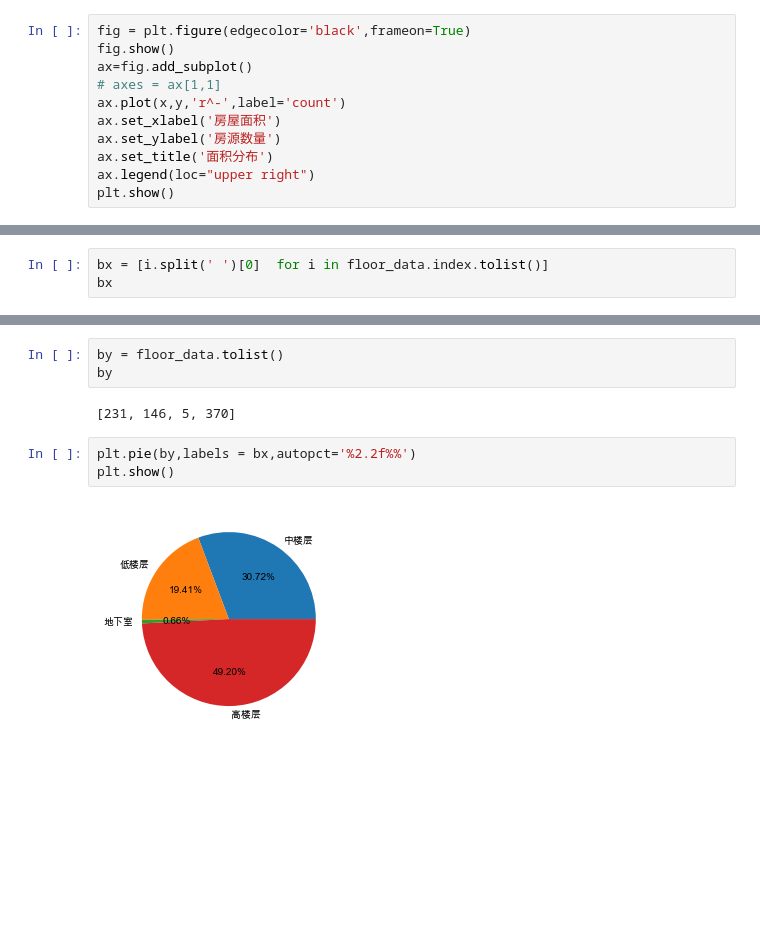
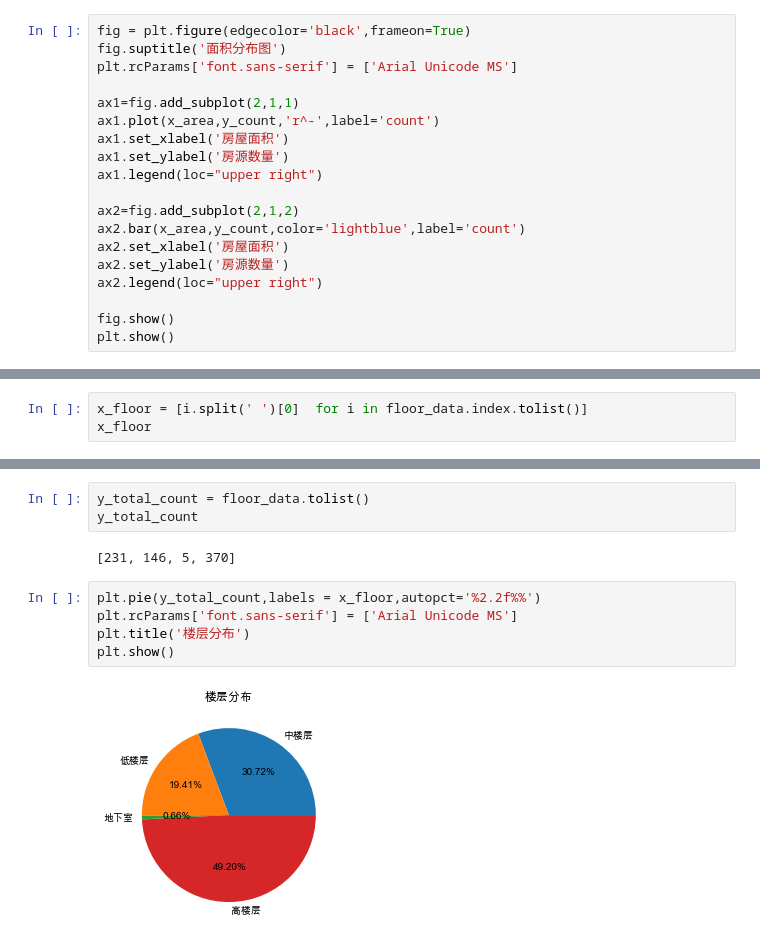
Before and after one commit to jasongti/visualization, a Jupyter notebook: matplotlib_learn.ipynb, the cells around one changed output, grey strips where cells are left out. Saved outputs shown, nothing was run; the diff lists cells and outputs as text; blank space fills up the shorter version.

```diff
--- a/matplotlib_learn.ipynb
+++ b/matplotlib_learn.ipynb
@@ -69,12 +66,20 @@ array([  7,   9,  10,  11,  12,  13,  14,  15,  16,  17,  18,  19,  20,
 # %%
 fig = plt.figure(edgecolor='black',frameon=True)
+fig.suptitle('面积分布图')
+plt.rcParams['font.sans-serif'] = ['Arial Unicode MS']
+
+ax1=fig.add_subplot(2,1,1)
+ax1.plot(x_area,y_count,'r^-',label='count')
+ax1.set_xlabel('房屋面积')
+ax1.set_ylabel('房源数量')
+ax1.legend(loc="upper right")
+
+ax2=fig.add_subplot(2,1,2)
+ax2.bar(x_area,y_count,color='lightblue',label='count')
+ax2.set_xlabel('房屋面积')
+ax2.set_ylabel('房源数量')
+ax2.legend(loc="upper right")
+
 fig.show()
-ax=fig.add_subplot()
-# axes = ax[1,1]
-ax.plot(x,y,'r^-',label='count')
-ax.set_xlabel('房屋面积')
-ax.set_ylabel('房源数量')
-ax.set_title('面积分布')
-ax.legend(loc="upper right")
 plt.show()
 # %% [output]
@@ -132,17 +134,19 @@ floor_data
 高楼层                            370
 Name: 楼层类型, dtype: int64
 # %%
-bx = [i.split(' ')[0]  for i in floor_data.index.tolist()]
-bx
+x_floor = [i.split(' ')[0]  for i in floor_data.index.tolist()]
+x_floor
 # %% [output]
 ['中楼层', '低楼层', '地下室', '高楼层']
 # %%
-by = floor_data.tolist()
-by
+y_total_count = floor_data.tolist()
+y_total_count
 # %% [output]
 [231, 146, 5, 370]
 # %%
-plt.pie(by,labels = bx,autopct='%2.2f%%')
+plt.pie(y_total_count,labels = x_floor,autopct='%2.2f%%')
+plt.rcParams['font.sans-serif'] = ['Arial Unicode MS']
+plt.title('楼层分布')
 plt.show()
 # %% [output]
-[figure, old version]
+[figure, new version]
```
Also changed, not shown: parts of 8 cells of this notebook.
